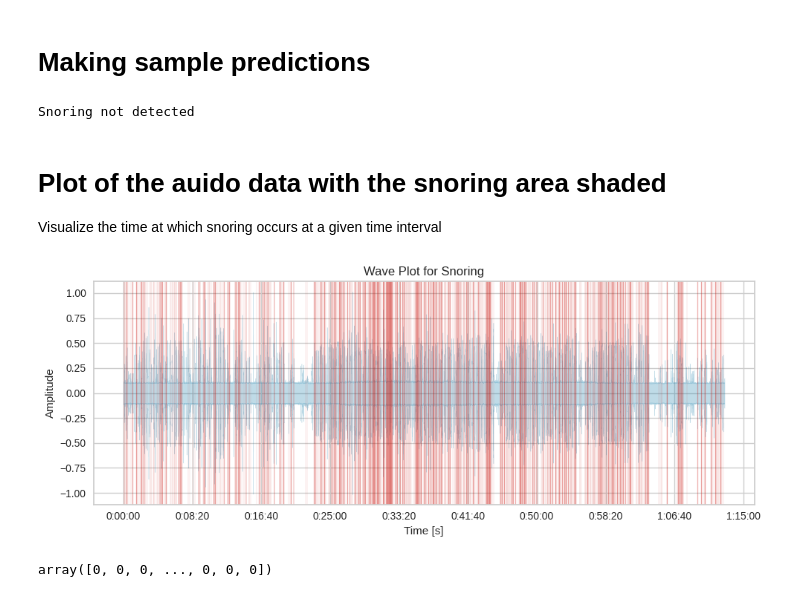
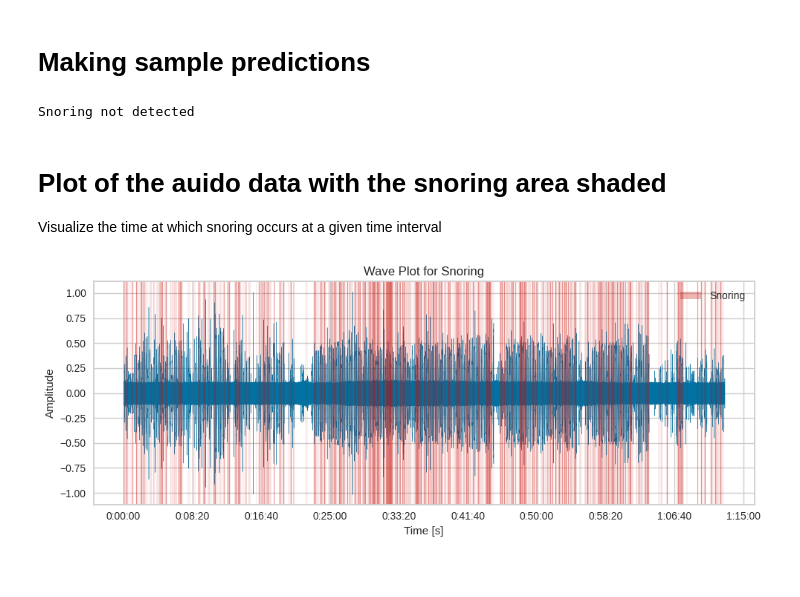
Before and after one commit to Ayikanying-ux/sleepiz_sleep_analysis, a Jupyter notebook: notebooks/preprocessing.ipynb, the cells around one changed output. Saved outputs shown, nothing was run; the diff lists cells and outputs as text; code cells hidden in the pictures.

```diff
--- a/notebooks/preprocessing.ipynb
+++ b/notebooks/preprocessing.ipynb
@@ -416,41 +416,12 @@ weighted avg       0.99      0.99      0.99       200
 [figure]
 # %% [markdown]
 # Making sample predictions
-# %%
-
-segment_duration = 1
-overlap = 0.5
-audio, sample_rate = librosa.load("../data/1/1_41.wav")
-segment_size = int(segment_duration * sample_rate)
-hop_length = int(segment_size * (1 - overlap))
-segment_features = []
-predictions = []
-
-scaler = StandardScaler()
-# Extract MFCC features
-with open("../models/classifier.pkl", "rb") as model_file:
-    model = pickle.load(model_file)
-for i in range(0, len(audio) - segment_size + 1, hop_length):
-    segment = audio[i : i + segment_size]  # Extract segment
-
-    # Extract features from the segment (replace with your feature extraction method)
-    segment_feature = preprocessing.extract_mfcc_features(audio_data = segment, sample_rate = sample_rate)
-
-    # Normalize features using the same scaler used during training
-    segment_feature_normalized = scaler.fit_transform([segment_feature])
-
-    # Make prediction using the SVM model
-    prediction = model.predict(segment_feature_normalized)
-    predictions.append(prediction)
-
-# Aggregate predictions as needed (e.g., majority vote, average)
-final_prediction = np.mean(predictions)  # Adjust aggregation strategy
-
-# Print or use the final prediction as needed
-if final_prediction == 0:
-    print("Snoring not detected")
-# %% [output]
-Snoring not detected
+# %%
+
+with open("../models/classifier.pkl", "rb") as model_file:
+    model = pickle.load(model_file)
+# %% [output]
+Snoring not detected
 # %%
 audio_file = "../output_audio(1).wav"
 audio, sample_rate = librosa.load(audio_file)
@@ -491,25 +456,23 @@ Visualize the time at which snoring occurs at a given time interval
 # %%
 snoring_indices = [i for i, prediction in enumerate(predictions) if prediction == 1]
 
 # Create the waveform plot using librosa.display.waveshow()
 plt.figure(figsize=(10, 4))
-librosa.display.waveshow(audio, alpha=0.25)
+librosa.display.waveshow(audio)
 
 # Shade regions where snoring is predicted for each second
 segment_duration = 1  # 1 second
 for i in snoring_indices:
     start_time = i * segment_duration
     end_time = (i + 1) * segment_duration
-    plt.axvspan(start_time, end_time, color='r', alpha=0.25)
-
+    plt.axvspan(start_time, end_time, color='r', alpha=0.3)
+# Add a rectangle for the legend entry
+legend_rectangle = plt.Rectangle((0, 0), 1, 1, fc="r", alpha=0.3)
+plt.legend([legend_rectangle], ['Snoring'])
 plt.title("Wave Plot for Snoring")
 plt.xlabel("Time [s]")
 plt.ylabel("Amplitude")
 plt.tight_layout()
 plt.show()
 # %% [output]
-[figure, old version]
+[figure, new version]
-# %%
-predictions
-# %% [output]
-array([0, 0, 0, ..., 0, 0, 0])
```
Also changed, not shown: parts of 1 cell of this notebook, 4 other files.
